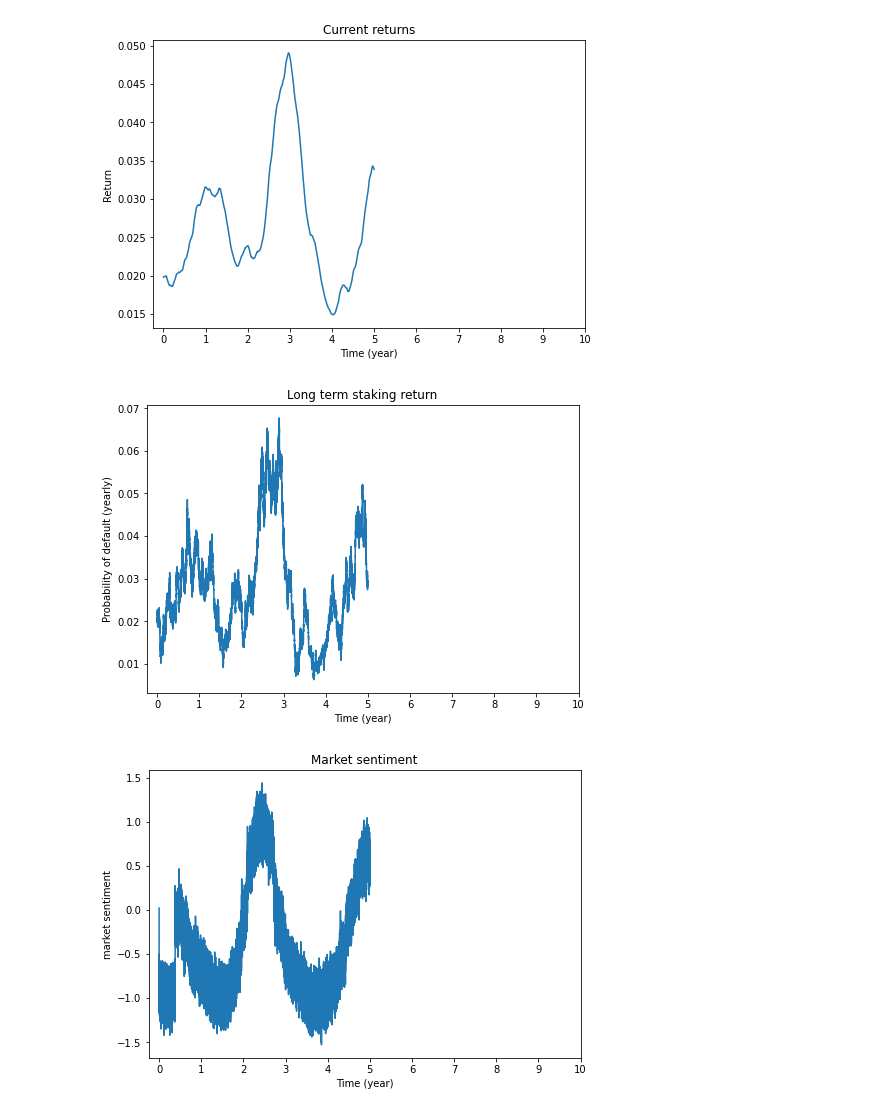
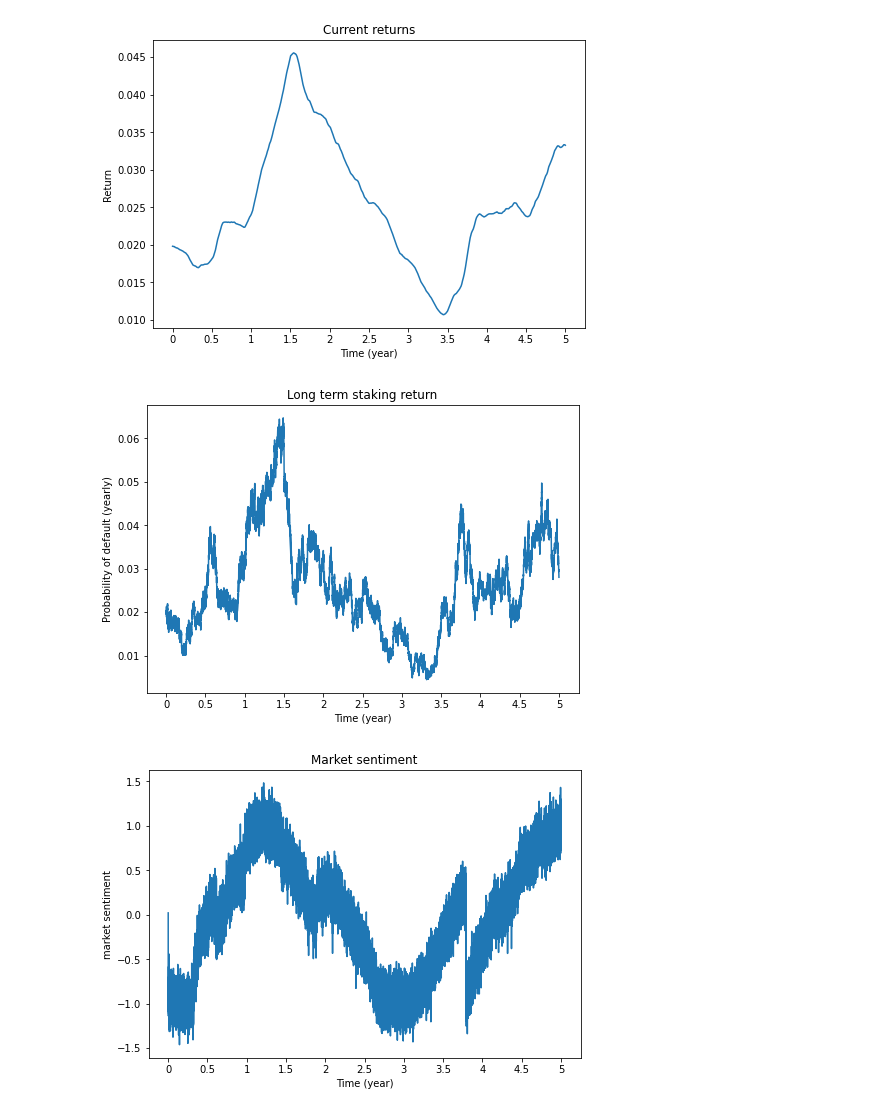
Before and after one commit to singnet/cogito-protocol, a Jupyter notebook: Financial_modeling/growth_modeling/simulate_growth.ipynb, the cells around one changed output. Cells and saved outputs as stored; diff of their text form; code cells hidden in the pictures.

```diff
--- a/Financial_modeling/growth_modeling/simulate_growth.ipynb
+++ b/Financial_modeling/growth_modeling/simulate_growth.ipynb
@@ -5,7 +5,7 @@ import matplotlib.pyplot as plt
 import math
 from helper_growth import *
 # %%
-T = 24*365*10
+T = 24*365*5
 market_time,market_sentiment,b_value,r_t,default_prob,returns = sim_returns(starting_b_value = 0.02,low_bound_b = 0.02,upper_bound_b = 0.04,ltr_vol_std = 0.12, probability_of_default = 0.01, ltr_default_prob = 0.001 , starting_staking_rate = 0.02, r_t_sigma = 0.025 , sigma_market_time = 2 , max_prob = 0.6)
 # %%
 fig = plt.figure()
@@ -29,14 +29,14 @@ fig = plt.figure()
 ax1 = fig.add_axes([0, 0, 1, 1])
 x = [0,T/10, T/5, (3/10)*T, (4/10)*T,(5/10)*T,(6/10)*T,(7/10)*T,(8/10)*T,(9/10)*T,T]
 ax1.plot(r_t)
-labels = [0,1, 2, 3, 4, 5, 6,7,8,9,10]
+labels = [0,.5, 1, 1.5, 2, 2.5, 3,3.5,4,4.5,5]
 plt.xticks(x,labels)
 plt.xlabel("Time (year)")
 plt.ylabel("Return")
 plt.title("Current returns")
 plt.show()
 # %% [output]
-[figure, old version]
+[figure, new version]
 # %%
 fig = plt.figure()
 # naming the title of the plot
@@ -44,29 +44,29 @@ fig = plt.figure()
 ax1 = fig.add_axes([0, 0, 1, 1])
 x = [0,T/10, T/5, (3/10)*T, (4/10)*T,(5/10)*T,(6/10)*T,(7/10)*T,(8/10)*T,(9/10)*T,T]
 ax1.plot(b_value)
-labels = [0,1, 2, 3, 4, 5, 6,7,8,9,10]
+labels = [0,.5, 1, 1.5, 2, 2.5, 3,3.5,4,4.5,5]
 plt.xticks(x,labels)
 plt.xlabel("Time (year)")
 plt.ylabel("Probability of default (yearly)")
 plt.title("Long term staking return")
 plt.show()
 # %% [output]
-[figure, old version]
+[figure, new version]
 # %%
 fig = plt.figure()
 # naming the title of the plot
 
 ax1 = fig.add_axes([0, 0, 1, 1])
 x = [0,T/10, T/5, (3/10)*T, (4/10)*T,(5/10)*T,(6/10)*T,(7/10)*T,(8/10)*T,(9/10)*T,T]
 ax1.plot(market_sentiment)
-labels = [0,1, 2, 3, 4, 5, 6,7,8,9,10]
+labels = [0,.5, 1, 1.5, 2, 2.5, 3,3.5,4,4.5,5]
 plt.xticks(x,labels)
 plt.xlabel("Time (year)")
 plt.ylabel("market sentiment")
 plt.title("Market sentiment")
 plt.show()
 # %% [output]
-[figure, old version]
+[figure, new version]
 # %%
 fig = plt.figure()
 # naming the title of the plot
```
Also changed, not shown: parts of 9 cells of this notebook, 1 other file.
